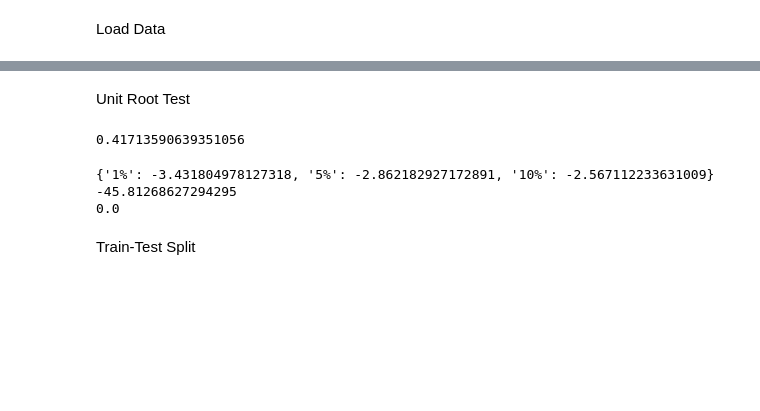
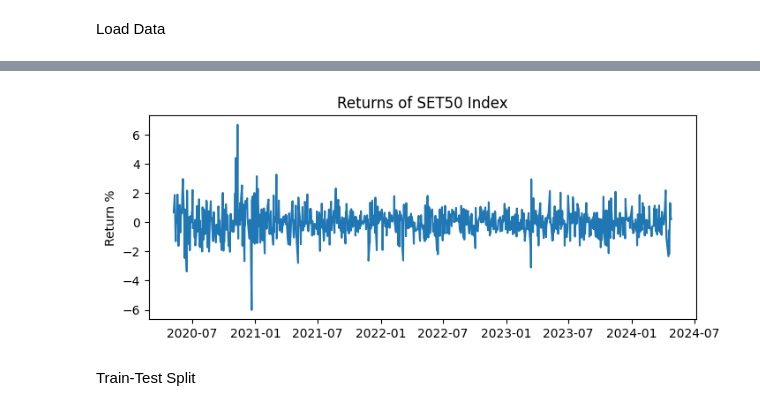
Before and after one commit to SupanutSbrc/SET50-Sharpe-Analysis, a Jupyter notebook: SET50index Vol.ipynb, the cells around one changed output, grey strips where cells are left out. Saved outputs shown, nothing was run; the diff lists cells and outputs as text; code cells hidden in the pictures; blank space fills up the shorter version.

```diff
--- a/SET50index Vol.ipynb
+++ b/SET50index Vol.ipynb
@@ -8,5 +9,5 @@ Load Data
 # %%
 tv = TvDatafeed()
 
-df = tv.get_hist(symbol='SET:SET50', exchange='SET', interval=Interval.in_daily, n_bars=4500)
+df = tv.get_hist(symbol='SET:SET50', exchange='SET', interval=Interval.in_daily, n_bars=961)
 # %% [output]
@@ -14,22 +15,11 @@ you are using nologin method, data you access may be limited
-# %% [markdown]
-Unit Root Test
-# %%
-from statsmodels.tsa.stattools import adfuller
-result = adfuller(df['close'], autolag='BIC')
-print(result[1])
-# %% [output]
-0.41713590639351056
-# %%
-returns = np.log(df['close']).diff().dropna() #1st difference
-
-result = adfuller(returns, autolag='BIC')
-print(result[4])
-print(result[0])
-print(result[1])
-# %% [output]
-{'1%': -3.431804978127318, '5%': -2.862182927172891, '10%': -2.567112233631009}
--45.81268627294295
-0.0
+# %%
+returns = np.log(df['close']).diff().dropna() * 100 #1st difference
+plt.figure(figsize=(8,3))
+plt.plot(returns)
+plt.ylabel("Return %")
+plt.title('Returns of SET50 Index');
+# %% [output]
+[figure, added]
 # %% [markdown]
 Train-Test Split
 # %%
```
Also changed, not shown: parts of 20 cells of this notebook, 1 other file.
